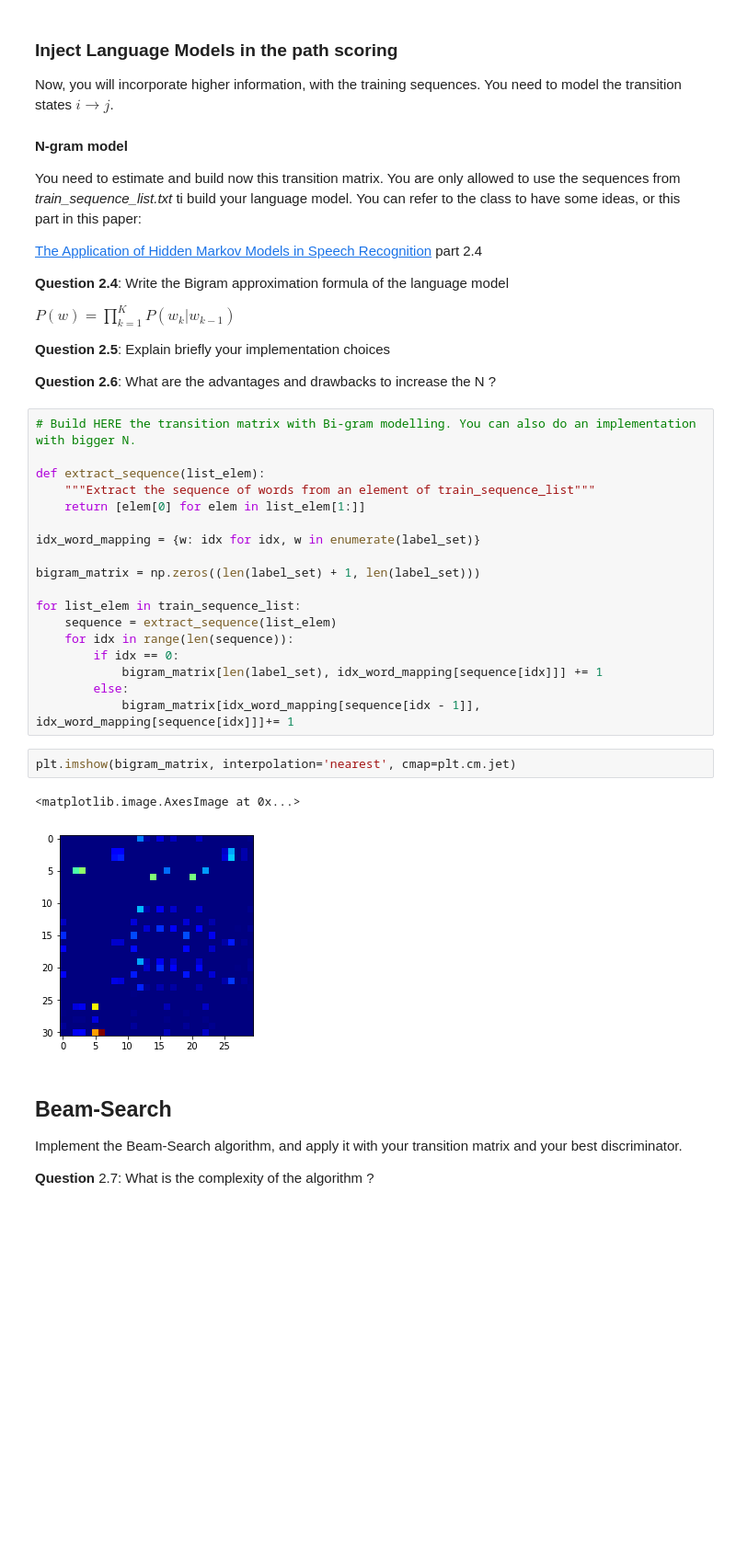
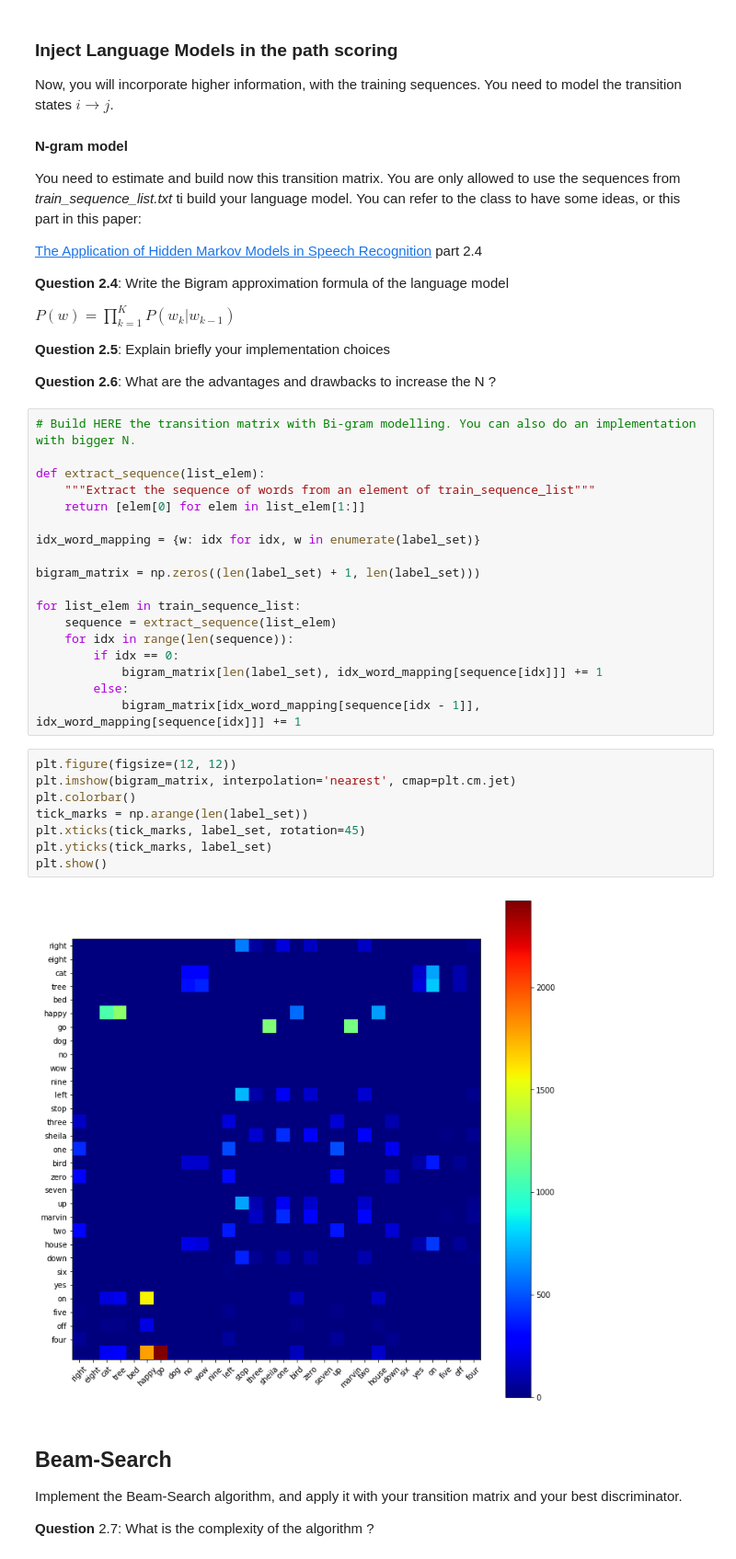
Before and after one commit to ClementAcher/MVA_NLP, a Jupyter notebook: TP1/speech_commands_mva_2019_py3.ipynb, the cells around one changed output. Shown at 92% size. Drawn from its saved outputs; the diff is of its cells as text; blank space fills up the shorter version.

```diff
--- a/TP1/speech_commands_mva_2019_py3.ipynb
+++ b/TP1/speech_commands_mva_2019_py3.ipynb
@@ -1013,12 +985,17 @@ for list_elem in train_sequence_list:
         if idx == 0:
             bigram_matrix[len(label_set), idx_word_mapping[sequence[idx]]] += 1
         else:
-            bigram_matrix[idx_word_mapping[sequence[idx - 1]], idx_word_mapping[sequence[idx]]]+= 1
+            bigram_matrix[idx_word_mapping[sequence[idx - 1]], idx_word_mapping[sequence[idx]]] += 1
-# %%
-plt.imshow(bigram_matrix, interpolation='nearest', cmap=plt.cm.jet)
-# %% [output]
-<matplotlib.image.AxesImage at 0x...>
-[figure, removed]
+# %%
+plt.figure(figsize=(12, 12))
+plt.imshow(bigram_matrix, interpolation='nearest', cmap=plt.cm.jet)
+plt.colorbar()
+tick_marks = np.arange(len(label_set))
+plt.xticks(tick_marks, label_set, rotation=45)
+plt.yticks(tick_marks, label_set)
+plt.show()
+# %% [output]
+[figure, added]
 # %% [markdown]
 ## Beam-Search
 
```
Also changed, not shown: parts of 16 cells of this notebook.
